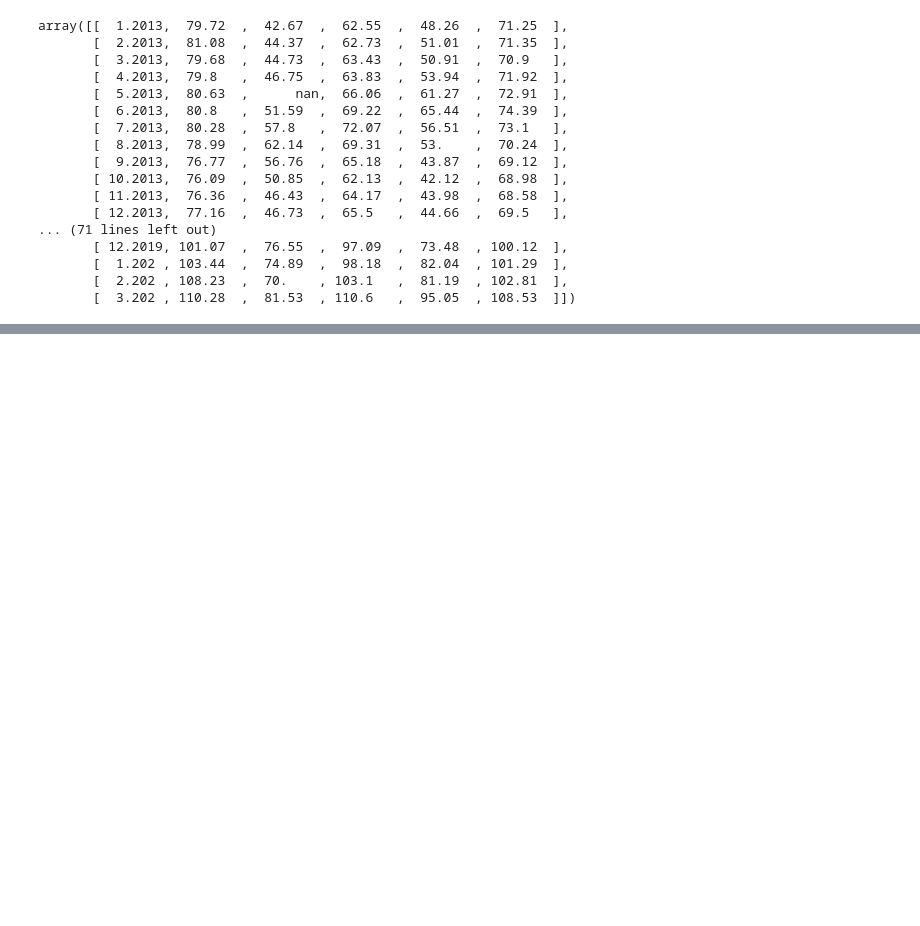
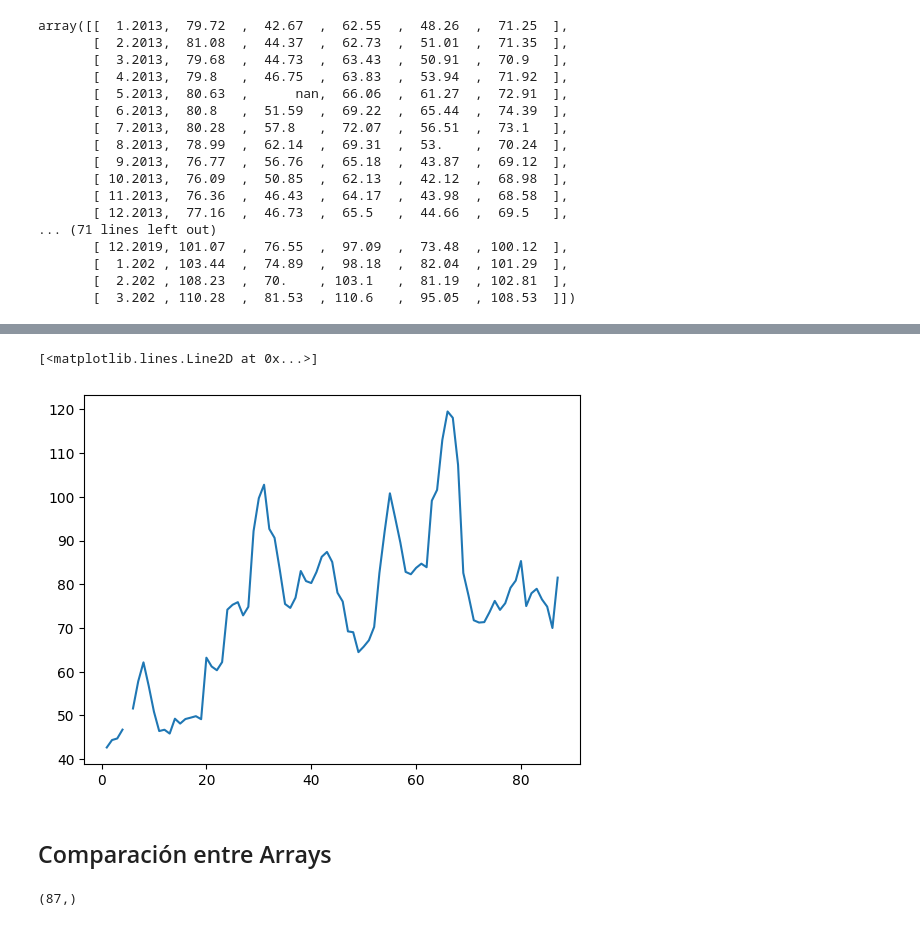
Before and after one commit to Geovanka16/dataScience, a Jupyter notebook: Numpy.ipynb, the cells around one changed output, grey strips where cells are left out. Drawn from its saved outputs; the diff is of its cells as text; code cells hidden in the pictures; blank space fills up the shorter version.

```diff
--- a/Numpy.ipynb
+++ b/Numpy.ipynb
@@ -81,0 +147,12 @@ datos_transpuestos = datos.T
+# %%
+plt.plot(fechas, Kalinigrado)
+# %% [output]
+[<matplotlib.lines.Line2D at 0x...>]
+[figure, added]
+# %% [markdown]
+
+## Comparación entre Arrays
+# %%
+Moscu.shape
+# %% [output]
+(87,)
```
Also changed, not shown: parts of 66 cells of this notebook.
